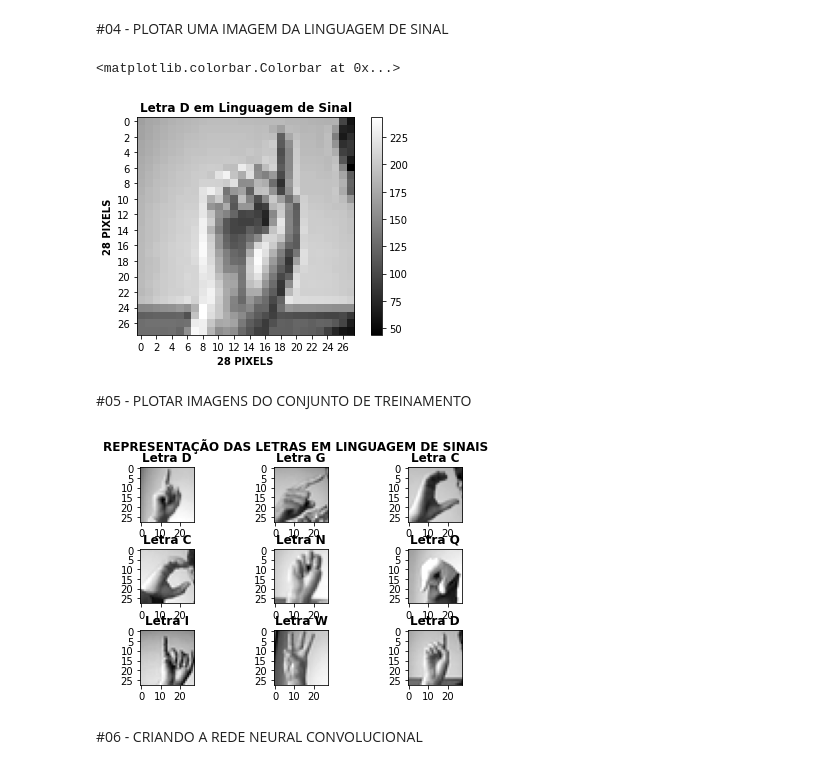
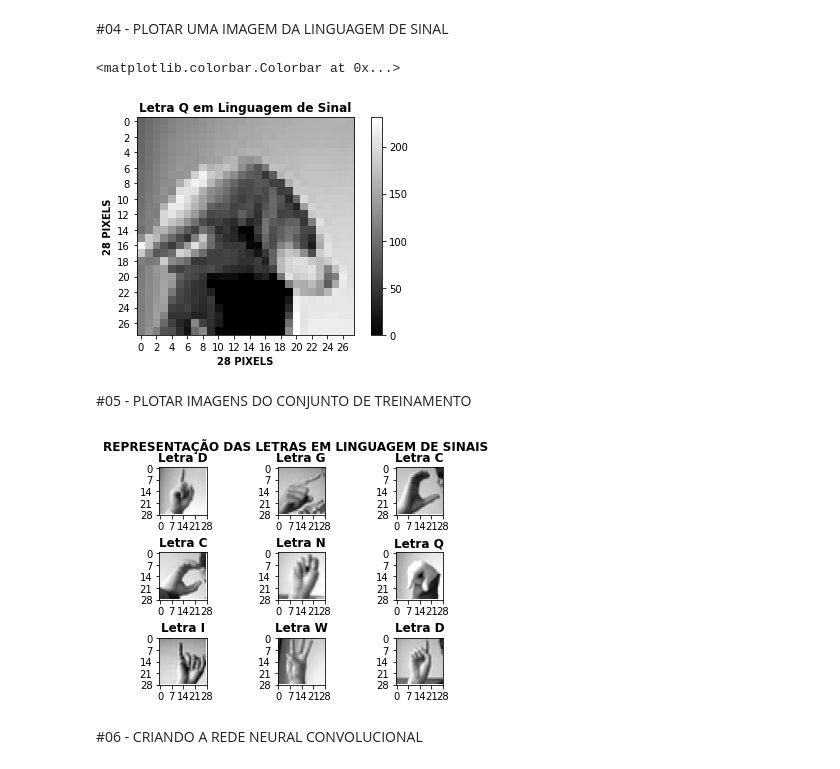
Before and after one commit to RonaldoSouzaEngComp/deep-learning-para-o-reconhecimento-da-linguagem-de-sinais-python, a Jupyter notebook: Deep_Learning_para_o_reconhecimento_da_linguagem_de_sinais_Python.ipynb, the cells around one changed output. Drawn from its saved outputs; the diff is of its cells as text; code cells hidden in the pictures.

```diff
--- a/Deep_Learning_para_o_reconhecimento_da_linguagem_de_sinais_Python.ipynb
+++ b/Deep_Learning_para_o_reconhecimento_da_linguagem_de_sinais_Python.ipynb
@@ -210,65 +212,70 @@ plt.show()
 # %%
 from random import randint
 
-letra_dic={ 0:"A", 1:"B", 2:"C", 3:"D", 4:"E", 5:"F",
-            6:"G", 7:"H", 8:"I", 9:"K",10:"L",11:"M",
-           12:"N",13:"O",14:"P",15:"Q",16:"R",17:"S",
-           18:"T",19:"U",20:"V",21:"W",22:"X",23:"Y"}
+#letra_dic={ 0:"A", 1:"B", 2:"C", 3:"D", 4:"E", 5:"F",
+diconario_alfabeto = { 0:"A", 1:"B", 2:"C", 3:"D", 4:"E", 5:"F",
+                       6:"G", 7:"H", 8:"I", 9:"K",10:"L",11:"M",
+                      12:"N",13:"O",14:"P",15:"Q",16:"R",17:"S",
+                      18:"T",19:"U",20:"V",21:"W",22:"X",23:"Y"}
 
-graf_04_train_entrada = dados_train.copy()
-graf_04_train_saida   = dados_train['label']
-graf_04_train_entrada.drop('label', axis = 1, inplace = True)
-#print("graf_04_train_entrada", graf_04_train_entrada)
+# COPIA OS DADOS DE TREINAMENTO PARA A VARIÁVEL entrada_train_graf_02
+entrada_train_grafico_02 = dados_train.copy()
 
-train_classe         = letra_binario.fit_transform(graf_04_train_saida)
-#graf_04_train_imagem = graf_04_train_entrada.values.reshape(train_classe.shape[0],28,28,1)
-graf_04_train_pixels = graf_04_train_entrada.values.reshape(train_classe.shape[0],28,28,1)
+# CRIA A VARIÁVEL saida_train_graf_02 COM OS DADOS COM OS INDICES DA LETRAS
+saida_train_grafico_02 = dados_train['label']
 
-indice = randint(0,9)
-#indice = 45
-#print("indice", indice)
-#print('graf_04_train_saida[{}]: {}'.format(indice, graf_04_train_saida[indice]))
+# REMOVE A COLUNA COM OS INDICES DAS RELACIONADO AS LETRAS DO ALFABETO
+entrada_train_grafico_02.drop('label', axis = 1, inplace = True)
+#print("entrada_train_graf_04", entrada_train_graf_04)
+
+# CONVERTE O INDICE DAS LETRAS PARA A REPRESENTAÇÃO EM BINÁRIO
+train_classe = letra_binario.fit_transform(saida_train_grafico_02)
+#print(train_classe)
+
+# CRIA A VARIÁVEIS PARA O TREINAMENTO NA REDE NEURAIS
+grafico_02_train_pixels = entrada_train_grafico_02.values.reshape(train_classe.shape[0],28,28,1)
+
+# ESSA VARIÁVEL IRÁ ESCOLHER UMA LETRA ALEATÓRIA DO DICIONÁRIO DO ALFABETO
+indice_grafico_02 = randint(0,24)
+#print("indice_graf_02", indice_graf_02)
+
+# ESCOLHE OS DADOS RELACIONADO AO INDICE ALEATÓRIO
+letra_grafico_02 = diconario_alfabeto[saida_train_grafico_02[indice_grafico_02]]
 #print("letra: ", letra_dic[graf_04_train_saida[indice]])
-letra = letra_dic[graf_04_train_saida[indice]]
 
-#print("entrada_train_imagem[indice].reshape(28,28)", entrada_train_imagem[indice].reshape(28,28))
-#print("graf_04_train_imagem[indice].reshape(28,28)", graf_04_train_imagem[indice].reshape(28,28))
-#plt.imshow(entrada_train_imagem[indice].reshape(28,28), cmap = "gray")
-#plt.imshow(graf_04_train_imagem[indice].reshape(28,28), cmap = "gray")
-plt.imshow(graf_04_train_pixels[indice].reshape(28,28), cmap = "gray")
-plt.title("Letra {} em Linguagem de Sinal".format(letra), fontweight = 'bold')
-plt.xlabel('28 PIXELS',                                   fontweight = 'bold')
-plt.ylabel('28 PIXELS',                                   fontweight = 'bold')
+plt.imshow(grafico_02_train_pixels[indice_grafico_02].reshape(28,28),      cmap = "gray")
+plt.title("Letra {} em Linguagem de Sinal".format(letra_grafico_02), fontweight = 'bold')
+plt.xlabel('28 PIXELS', fontweight = 'bold')
+plt.ylabel('28 PIXELS', fontweight = 'bold')
 plt.xticks(np.arange(0, 28, 2))
 plt.yticks(np.arange(0, 28, 2))
 plt.colorbar()
 # %% [output]
 <matplotlib.colorbar.Colorbar at 0x...>
-[figure, old version]
+[figure, new version]
 # %% [markdown]
 #05 - PLOTAR IMAGENS DO CONJUNTO DE TREINAMENTO
 # %%
-coluna_06 = 3
-linha_06  = 3
+coluna_grafico_03 = 3
+linha_grafico_03  = 3
 
 for i in range(9):
-    plt.subplot(linha_06, coluna_06, 1 + i)
+    plt.subplot(linha_grafico_03, coluna_grafico_03, 1 + i)
     #print("letra: ", letra_dic[graf_04_train_saida[i]])
 
-    letra = letra_dic[graf_04_train_saida[i]]
+    letra = diconario_alfabeto[saida_train_grafico_02[i]]
 
-    #plt.imshow(graf_04_train_imagem[i].reshape(28,28), cmap = "gray")
-    plt.imshow(graf_04_train_pixels[i].reshape(28,28), cmap = "gray")
+    plt.imshow(grafico_02_train_pixels[i].reshape(28,28), cmap = "gray")
     plt.title("Letra {}".format(letra), fontweight = 'bold')
-    plt.xticks(np.arange(0, 30, 10))
-    plt.yticks(np.arange(0, 30, 5))
+    plt.xticks(np.arange(0, 30, 7))
+    plt.yticks(np.arange(0, 30, 7))
 
 plt.suptitle("REPRESENTAÇÃO DAS LETRAS EM LINGUAGEM DE SINAIS", fontweight = 'bold')
-plt.subplots_adjust(wspace = 1)
-plt.subplots_adjust(hspace = 0.5)
+plt.subplots_adjust(wspace = 0.2)
+plt.subplots_adjust(hspace = 0.8)
 plt.show()
 # %% [output]
-[figure, old version]
+[figure, new version]
 # %% [markdown]
 #06 - CRIANDO A REDE NEURAL CONVOLUCIONAL
 # %%
```
Also changed, not shown: parts of 8 cells of this notebook.
